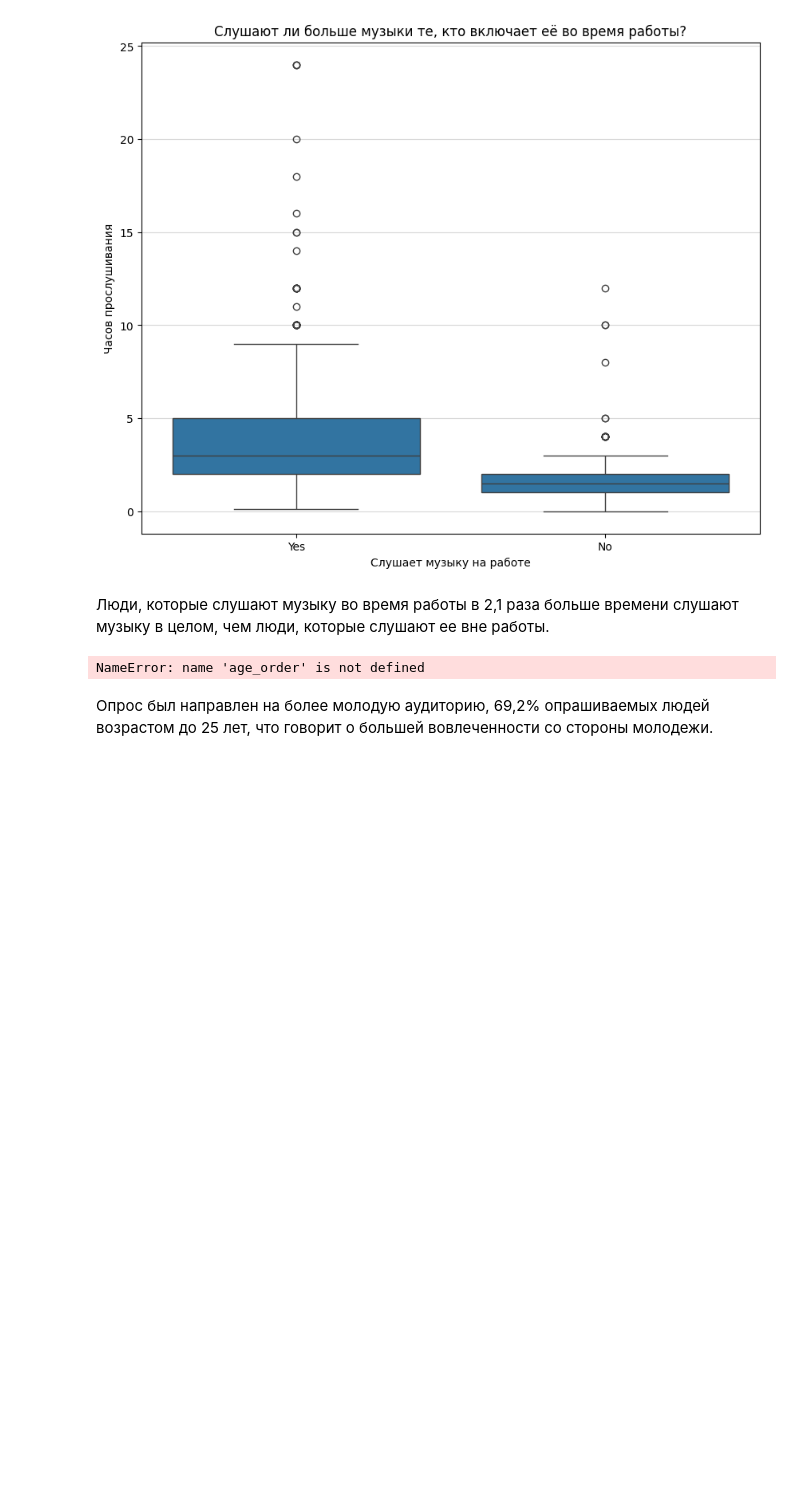
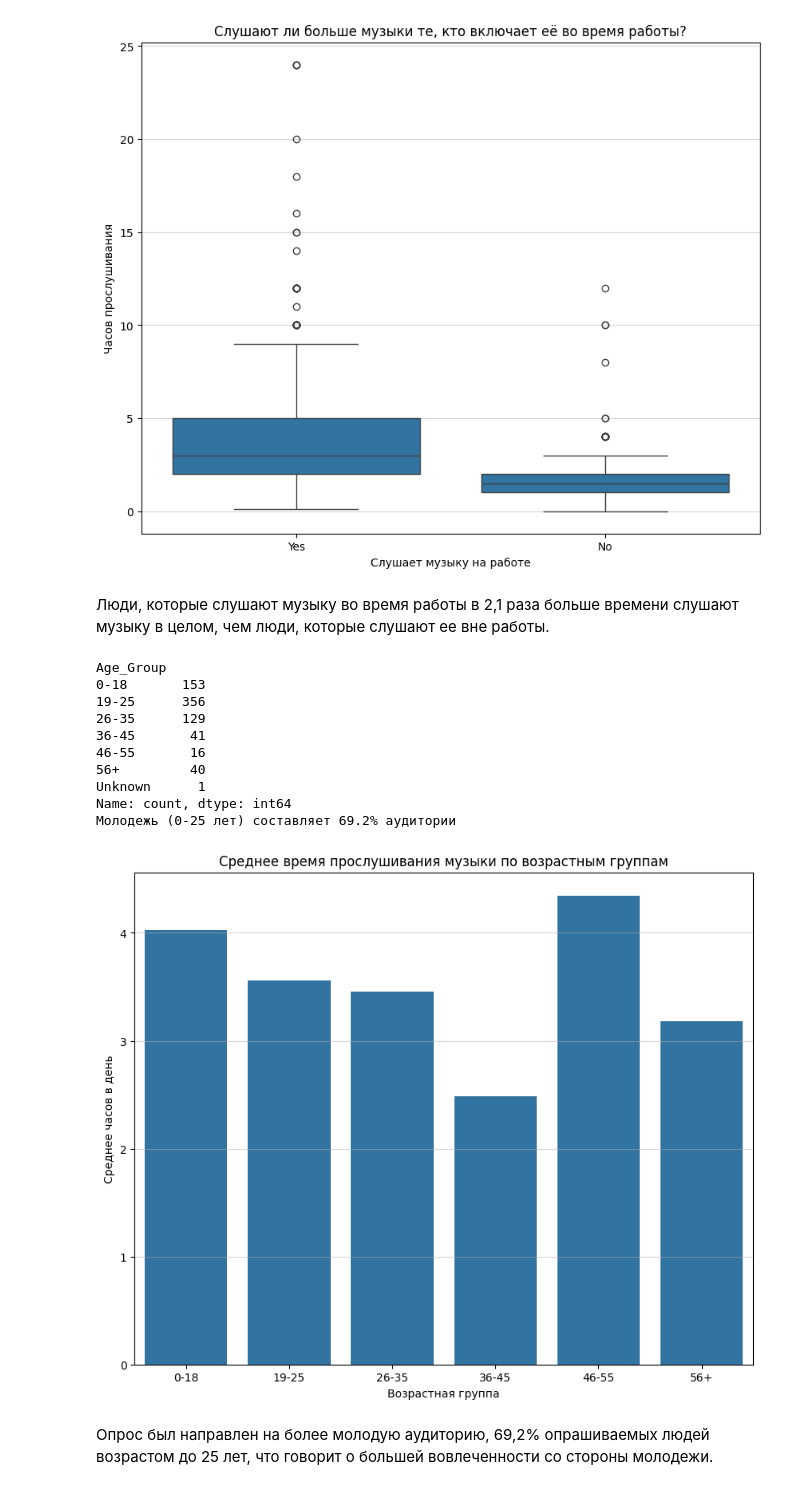
Before and after one commit to mikhailvasilevm/musical_dataset_analys, a Jupyter notebook: project.ipynb, the cells around one changed output. Cells and saved outputs as stored; diff of their text form; code cells hidden in the pictures; blank space fills up the shorter version.

Commit message:
Исправлен баг с отображением графика

```diff
--- a/project.ipynb
+++ b/project.ipynb
@@ -88,36 +88,51 @@ def get_age_group(age):
             return '19-25'
         elif 26 <= age_float <= 35:
             return '26-35'
         elif 36 <= age_float <= 45:
             return '36-45'
         elif 46 <= age_float <= 55:
             return '46-55'
         elif age_float > 55:
             return '56+'
         else:
             return 'Unknown'
     except:
         return 'Unknown'
 
 df['Age_Group'] = df['Age'].apply(get_age_group)
 
+# ДОБАВЛЯЕМ определение age_order
+age_order = ['0-18', '19-25', '26-35', '36-45', '46-55', '56+']
 
 x = sns.barplot(data=df,
                 x='Age_Group',
                 y='Hours per day',
                 errorbar=None,
-                order=age_order)
+                order=age_order)  # исправлено на age_order
 x.figure.set_size_inches(10, 8)
 x.set_title('Среднее время прослушивания музыки по возрастным группам')
 x.set_xlabel('Возрастная группа')
 x.set_ylabel('Среднее часов в день')
 x.grid(axis='y', alpha=0.5)
 
 print(df['Age_Group'].value_counts().sort_index())
-young_audience = (153 + 356) / len(df) * 100  # 0-25 лет
+
+# Исправляем расчет - используем актуальные данные
+young_count = df[df['Age_Group'].isin(['0-18', '19-25'])].shape[0]
+young_audience = (young_count / len(df)) * 100
 print(f"Молодежь (0-25 лет) составляет {young_audience:.1f}% аудитории")
 # %% [output]
-NameError: name 'age_order' is not defined
+Age_Group
+0-18       153
+19-25      356
+26-35      129
+36-45       41
+46-55       16
+56+         40
+Unknown      1
+Name: count, dtype: int64
+Молодежь (0-25 лет) составляет 69.2% аудитории
+[figure, added]
 # %% [markdown]
 Опрос был направлен на более молодую аудиторию, 69,2% опрашиваемых людей возрастом до 25 лет, что говорит о большей вовлеченности со стороны молодежи.
 # %%
```
